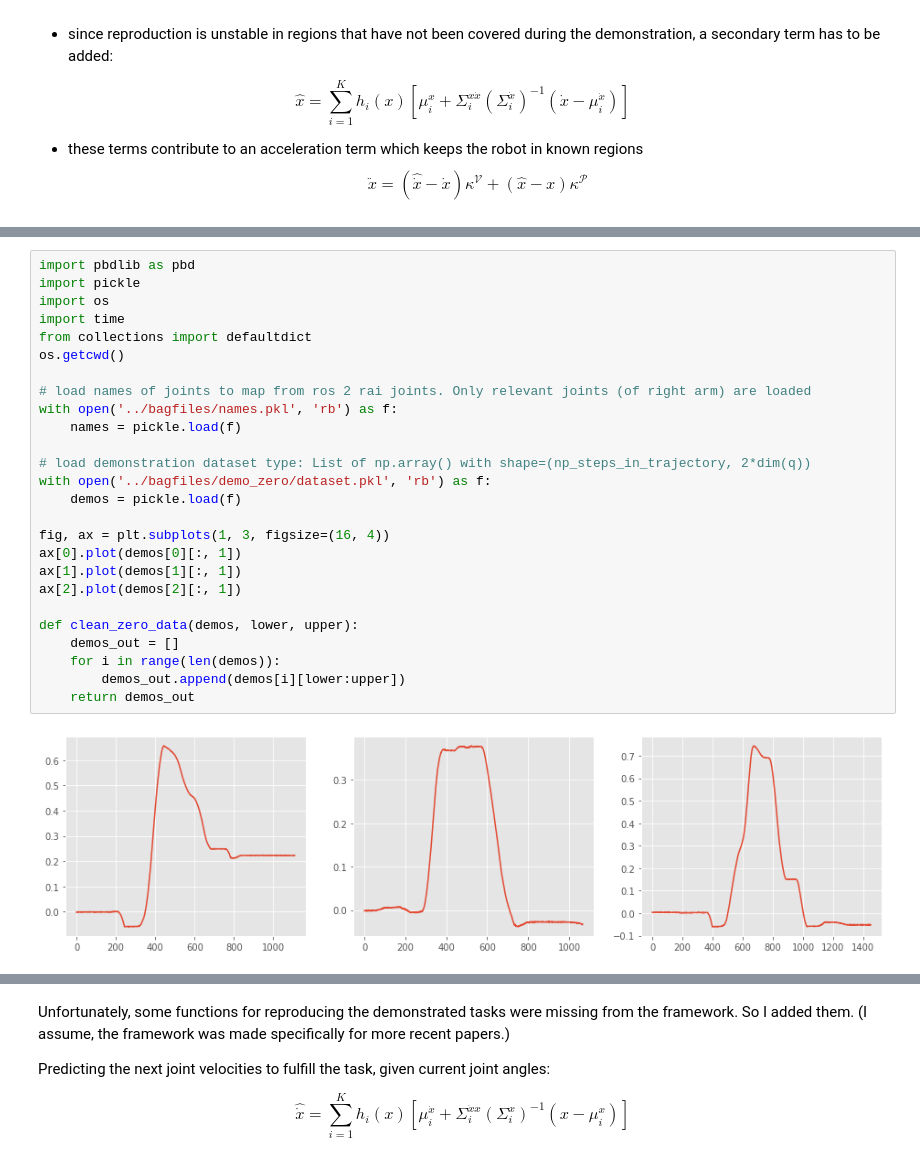
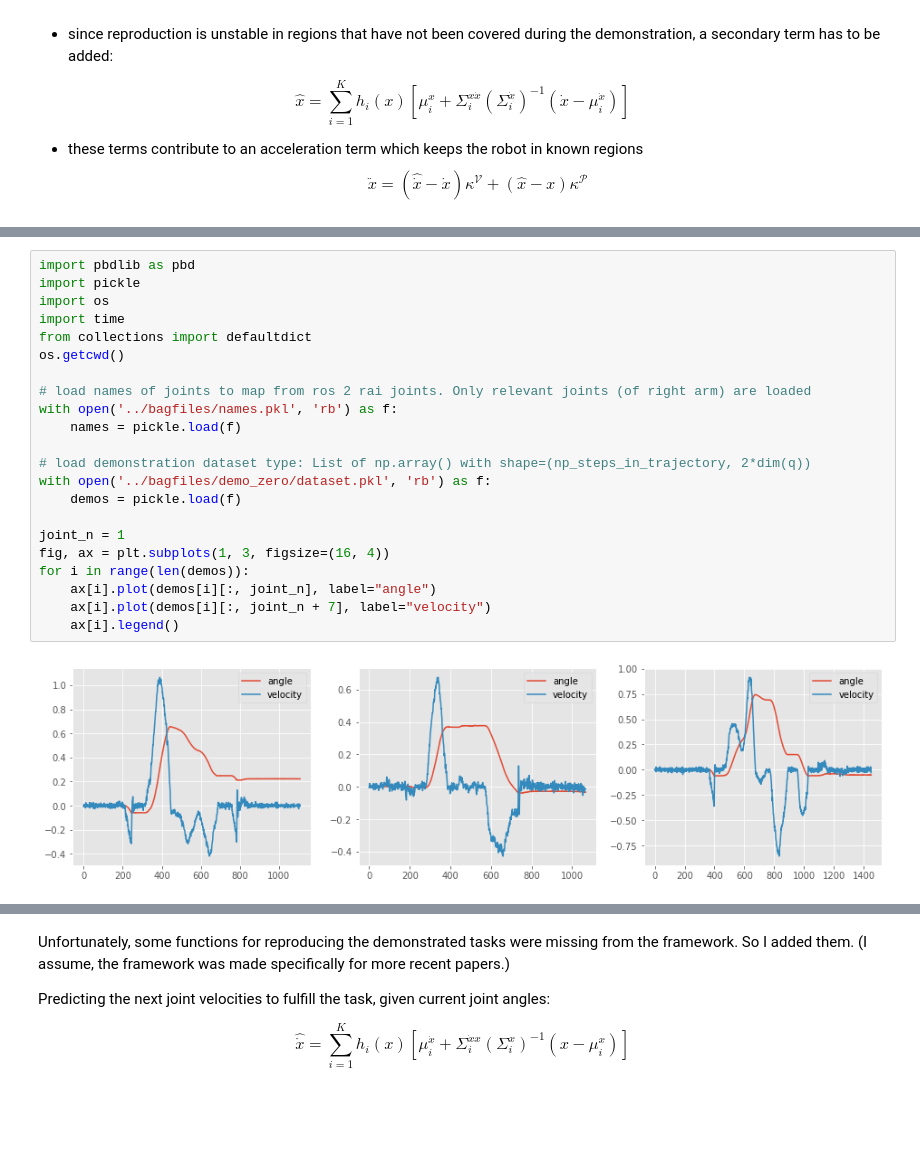
Before and after one commit to marctuscher/imitation-learning, a Jupyter notebook: slides/slides_clean.ipynb, the cells around one changed output, grey strips where cells are left out. Drawn from its saved outputs; the diff is of its cells as text; blank space fills up the shorter version.

```diff
--- a/slides/slides_clean.ipynb
+++ b/slides/slides_clean.ipynb
@@ -227,31 +248,27 @@ $$\ddot{x} = (\hat{\dot{x}} - \dot{x}) \kappa^{\mathcal{V}} + (\hat{x}-x)\kappa^
 # %%
 import pbdlib as pbd
 import pickle
 import os
 import time
 from collections import defaultdict
 os.getcwd()
 
 # load names of joints to map from ros 2 rai joints. Only relevant joints (of right arm) are loaded
 with open('../bagfiles/names.pkl', 'rb') as f:
     names = pickle.load(f)
 
 # load demonstration dataset type: List of np.array() with shape=(np_steps_in_trajectory, 2*dim(q))
 with open('../bagfiles/demo_zero/dataset.pkl', 'rb') as f:
     demos = pickle.load(f)
 
+joint_n = 1
 fig, ax = plt.subplots(1, 3, figsize=(16, 4))
-ax[0].plot(demos[0][:, 1])
-ax[1].plot(demos[1][:, 1])
-ax[2].plot(demos[2][:, 1])
-
-def clean_zero_data(demos, lower, upper):
-    demos_out = []
-    for i in range(len(demos)):
-        demos_out.append(demos[i][lower:upper])
-    return demos_out
+for i in range(len(demos)):
+    ax[i].plot(demos[i][:, joint_n], label="angle")
+    ax[i].plot(demos[i][:, joint_n + 7], label="velocity")
+    ax[i].legend()
 # %% [output]
-[figure, old version]
+[figure, new version]
 # %%
 # initialize HMM model and train using expectation-maximization (already implemented in https://gitlab.idiap.ch/rli/pbdlib-python)
 model = pbd.HMM(6, 14)
```
Also changed, not shown: parts of 24 cells of this notebook.
